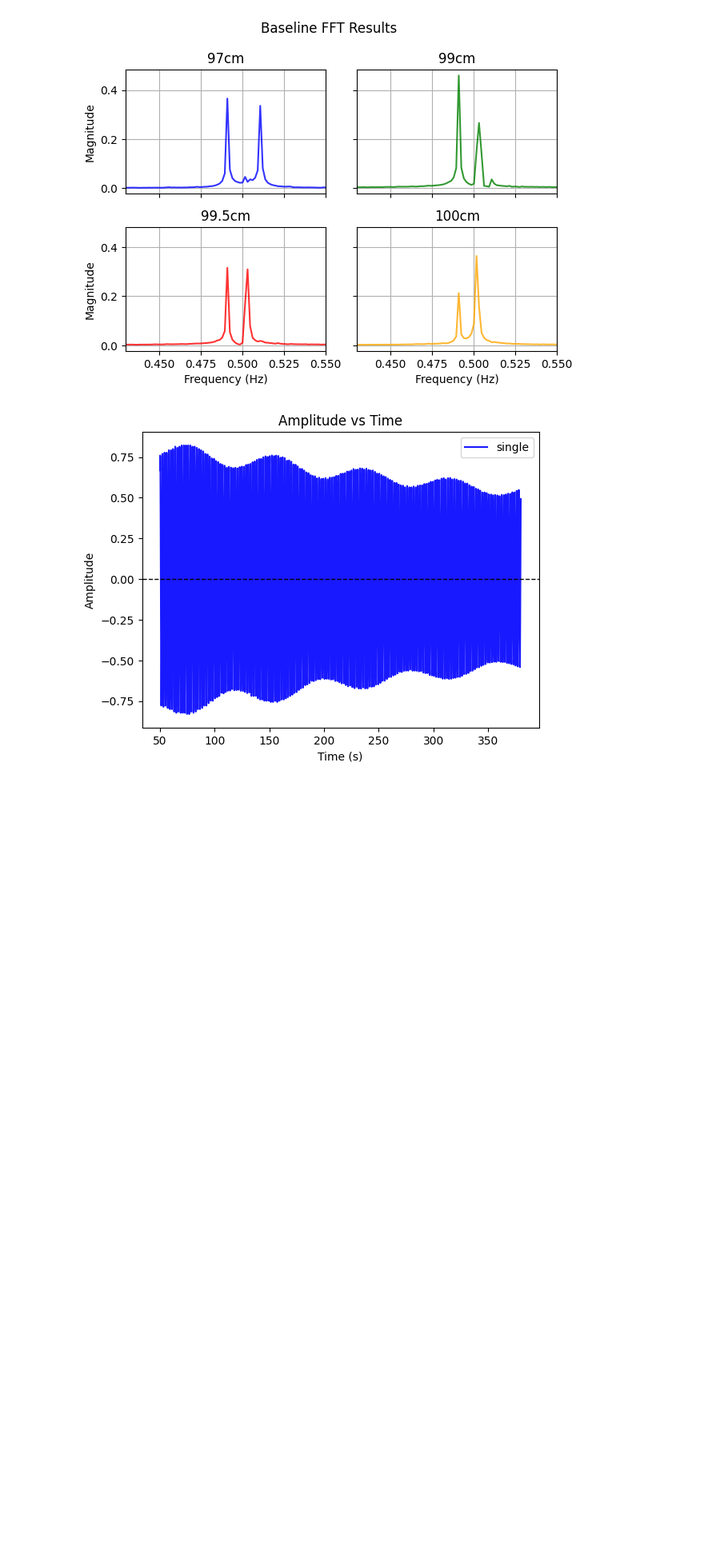
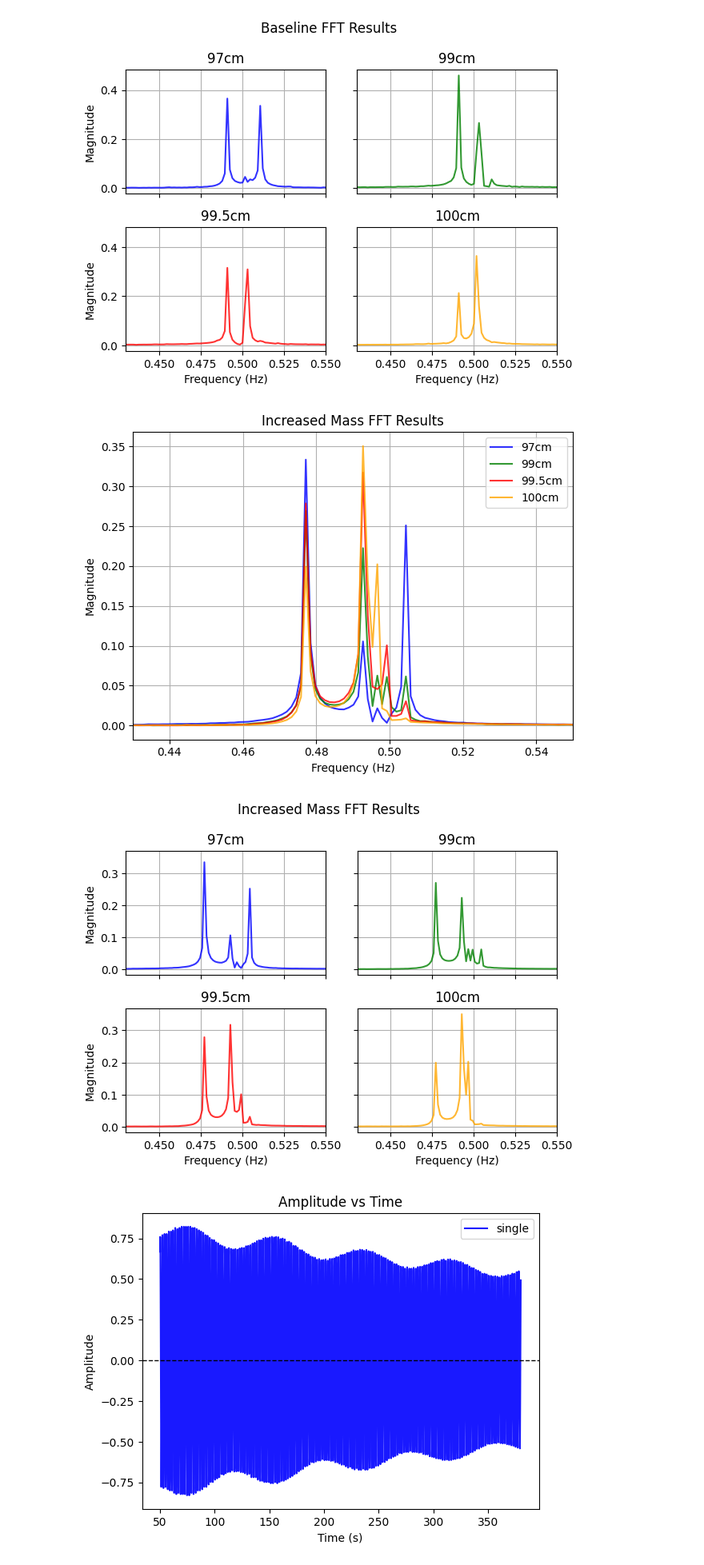
Before and after one commit to kij1n/physics-data-analysis, a Jupyter notebook: sessions/salvaging-project.ipynb, the cells around one changed output. Shown at 80% size. Drawn from its saved outputs; the diff is of its cells as text; code cells hidden in the pictures; blank space fills up the shorter version.

```diff
--- a/sessions/salvaging-project.ipynb
+++ b/sessions/salvaging-project.ipynb
@@ -24,6 +24,13 @@ doubled_mass = PendulumsData(cols, labels, lengths, df)
 doubled_mass.preprocess_offsets()
 doubled_mass.normalize()
 doubled_mass_fit = ResonanceFitData(L_d, doubled_mass)
+# %%
+df = prepare_data("../data/session-6/increased-mass.csv", cols)
+
+increased_mass = PendulumsData(cols, labels, lengths, df)
+increased_mass.preprocess_offsets()
+increased_mass.normalize()
+increased_mass_fit = ResonanceFitData(L_d, increased_mass)
 # %%
 df = prepare_data("../data/session-4/from5toEnd.csv", cols)
 df["t"] += 300
@@ -71,3 +80,17 @@ plt.show()
+# %%
+plot_fft_results_all(
+    increased_mass_fit.fft_results, title="Increased Mass FFT Results", labels=baseline.labels
+)
+save_plot("salvaging/baseline_fft_results.pdf")
+plt.show()
+plot_fft_results_each(
+    increased_mass_fit.fft_results, title="Increased Mass FFT Results", labels=baseline.labels
+)
+save_plot("salvaging/baseline_fft_results_each.pdf")
+plt.show()
+# %% [output]
+[figure, added]
+[figure, added]
 # %%
 single_pendulum = PendulumsData(cols=["mass A"], labels=["single"], lengths=np.array([1.0]), data=prepare_data("../data/session-6/single-pendulum.csv", ["mass A"]))
 single_pendulum.preprocess_offsets()
```
Also changed, not shown: parts of 1 cell of this notebook, 5 other files.
